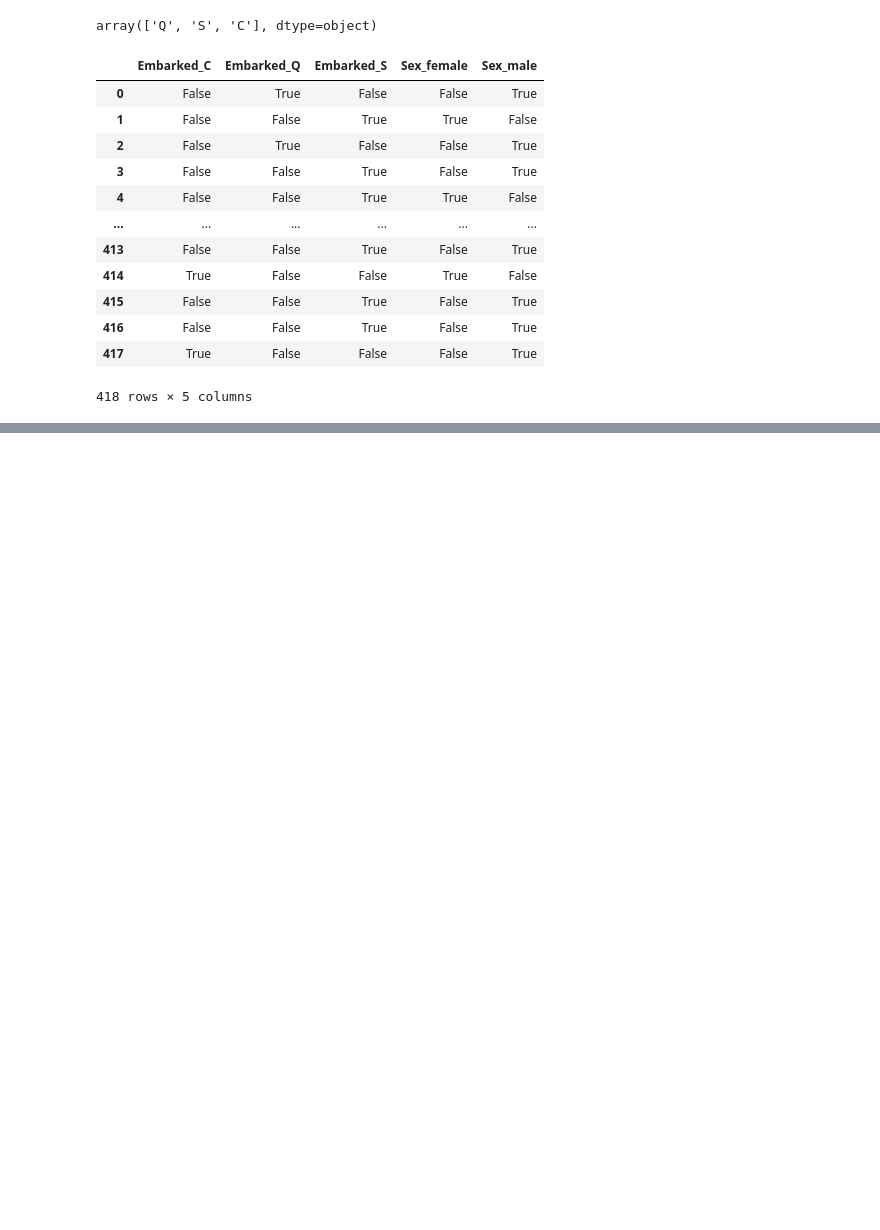
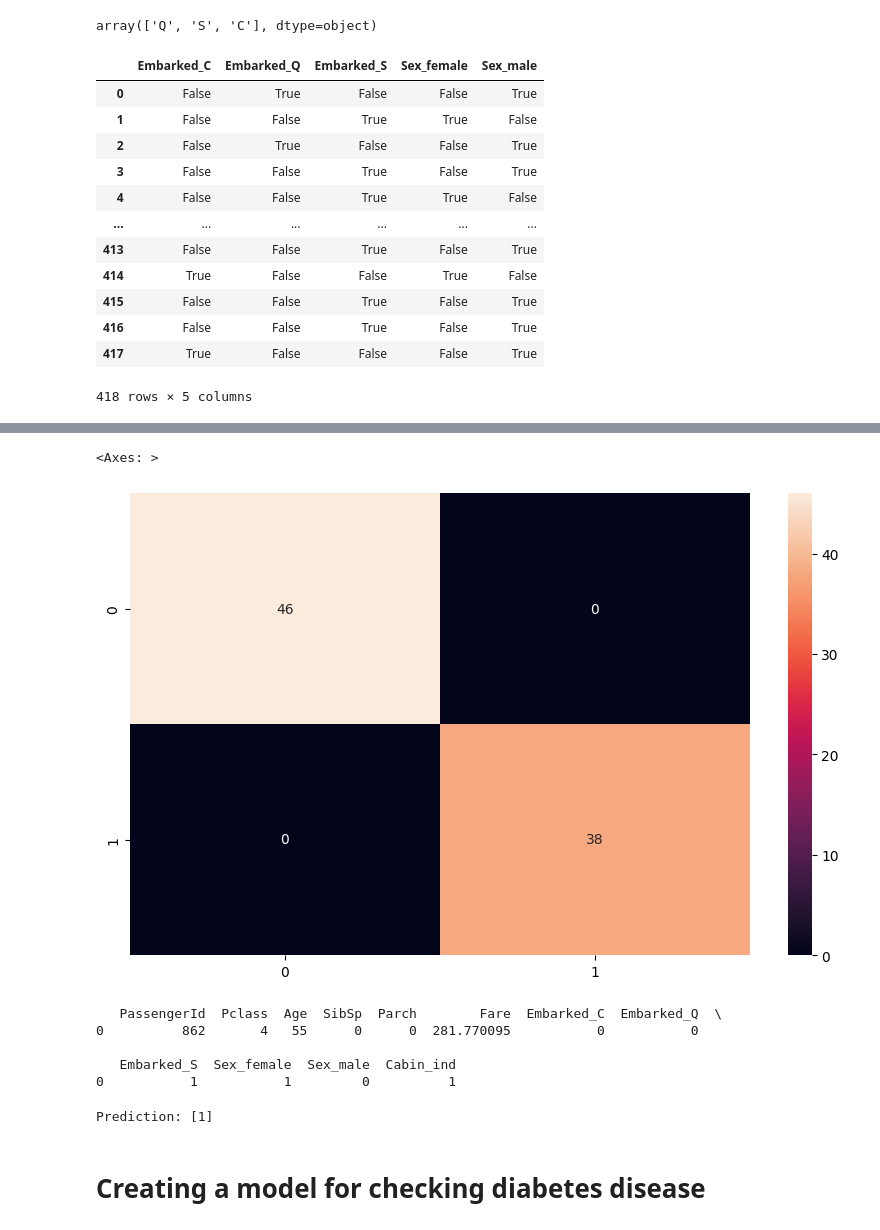
Before and after one commit to JJDataAnalyst-viz/Scikit-Learn-For-Machine-Learning-Classification-Problems, a Jupyter notebook: Machine_Learning_Project/XGBoost-Algorithm-Calssification-Problem.ipynb, the cells around one changed output, grey strips where cells are left out. Saved outputs shown, nothing was run; the diff lists cells and outputs as text; code cells hidden in the pictures; blank space fills up the shorter version.

```diff
--- a/Machine_Learning_Project/XGBoost-Algorithm-Calssification-Problem.ipynb
+++ b/Machine_Learning_Project/XGBoost-Algorithm-Calssification-Problem.ipynb
@@ -301,0 +652,2 @@ df_titanic_corr.isnull().sum()
+# %%
+X_train,X_test,Y_train,Y_test = train_test_split(X,Y,test_size=0.2)
@@ -301,0 +664,4 @@ df_titanic_corr.isnull().sum()
+# %%
+#Load XG-Boost algorithm
+xgb_classifier_titanic = XGBClassifier(objective='binary:logistic',n_estimators=10,max_depth=3,learning_rate=0.1)
+xgb_classifier_titanic.fit(X_train,Y_train)
@@ -301,0 +685,3 @@ df_titanic_corr.isnull().sum()
+# %%
+y_predict_titanic = xgb_classifier_titanic.predict(X_test)
+y_predict_titanic
@@ -301,0 +705,42 @@ df_titanic_corr.isnull().sum()
+# %%
+from sklearn.metrics import confusion_matrix
+cm = confusion_matrix(Y_test,y_predict_titanic)
+plt.figure(figsize=(10,6))
+sns.heatmap(cm,fmt='d',annot=True)
+# %% [output]
+<Axes: >
+[figure, added]
+# %%
+labels = ['PassengerId', 'Pclass', 'Age', 'SibSp', 'Parch', 'Fare', 'Embarked_C', 'Embarked_Q', 'Embarked_S', 'Sex_female', 'Sex_male', 'Cabin_ind']
+
+random_values = [np.random.randint(1, 1000),  # PassengerId
+                 4,       # Pclass
+                 np.random.randint(1, 80),      # Age
+                 np.random.randint(0, 5),       # SibSp
+                 np.random.randint(0, 5),       # Parch
+                 np.random.uniform(0, 500),     # Fare
+                 0,       # Embarked_C
+                 0,       # Embarked_Q
+                 1,       # Embarked_S
+                 1,       # Sex_female
+                 0,       # Sex_male
+                 np.random.randint(0, 2)]       # Cabin_ind
+
+# Create a DataFrame with the random sample
+random_sample = pd.DataFrame([random_values], columns=labels)
+
+print(random_sample)
+# %% [output]
+   PassengerId  Pclass  Age  SibSp  Parch        Fare  Embarked_C  Embarked_Q  \
+0          862       4   55      0      0  281.770095           0           0
+
+   Embarked_S  Sex_female  Sex_male  Cabin_ind
+0           1           1         0          1
+# %%
+prediction = xgb_classifier_titanic.predict(random_sample)
+
+print("Prediction:", prediction)
+# %% [output]
+Prediction: [1]
+# %% [markdown]
+# Creating a model for checking diabetes disease
```
Also changed, not shown: parts of 70 cells of this notebook.
